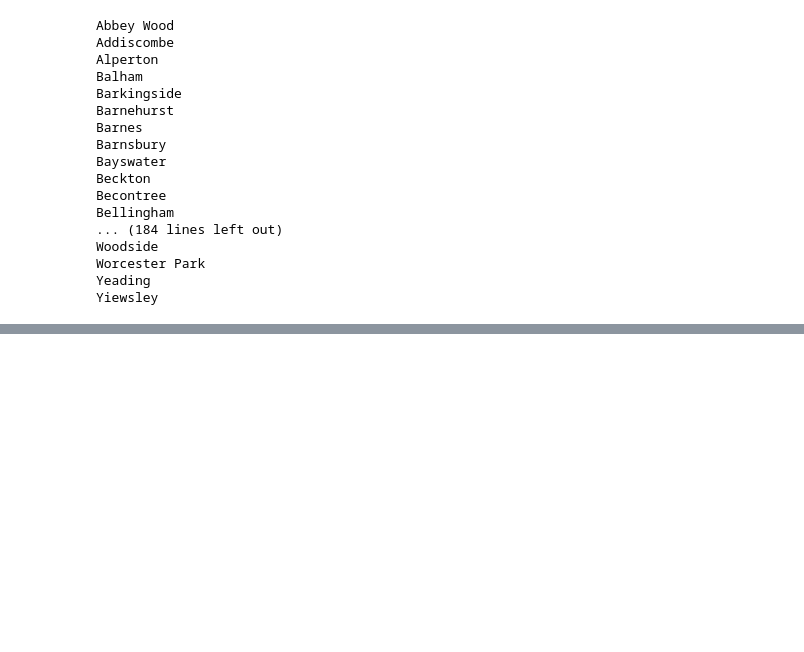
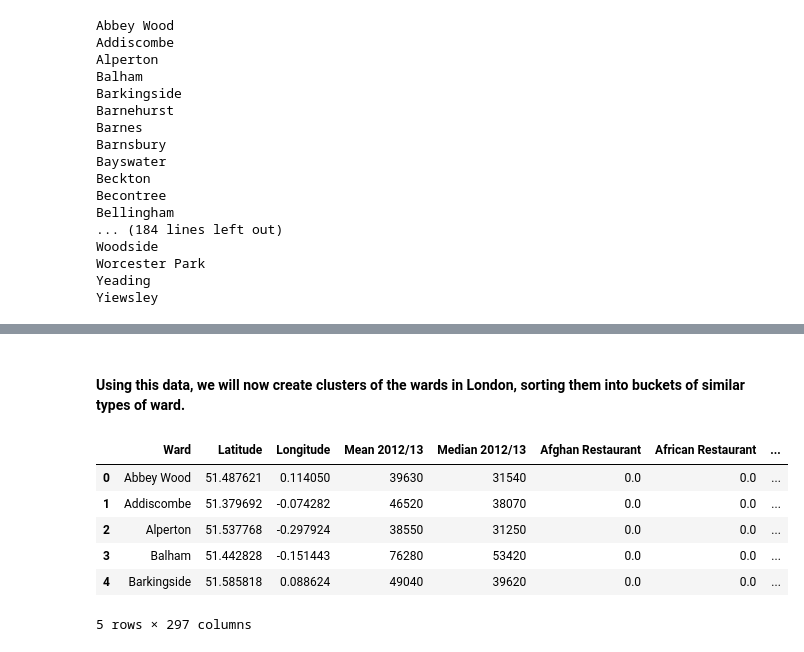
Before and after one commit to blancahuergo/AppliedDataScienceCapstone, a Jupyter notebook: Week 5 Notebook.ipynb, the cells around one changed output, grey strips where cells are left out. Cells and saved outputs as stored; diff of their text form; code cells hidden in the pictures; blank space fills up the shorter version.

```diff
--- a/Week 5 Notebook.ipynb
+++ b/Week 5 Notebook.ipynb
@@ -585,0 +619,5 @@ london_venues.head()
+# %%
+london_onehot = pd.get_dummies(london_venues[["Venue Category"]], prefix="", prefix_sep="")
+london_onehot["Ward"] = london_venues["Ward"]
+fixed_columns = [london_onehot.columns[-1]] + list(london_onehot.columns[:-1])
+london_onehot = london_onehot[fixed_columns]
@@ -585,0 +636,2 @@ london_venues.head()
+# %%
+london_grouped = london_onehot.groupby("Ward").mean().reset_index()
@@ -585,0 +680,13 @@ london_venues.head()
+# %% [markdown]
+#### Using this data, we will now create clusters of the wards in London, sorting them into buckets of similar types of ward.
+# %%
+london_clustering = pd.merge(wards_df, london_grouped)
+london_clustering.head()
+# %% [output]
+|  | Ward | Latitude | Longitude | Mean 2012/13 | Median 2012/13 | Afghan Restaurant | African Restaurant | ... |
+| 0 | Abbey Wood | 51.487621 | 0.114050 | 39630 | 31540 | 0.0 | 0.0 | ... |
+| 1 | Addiscombe | 51.379692 | -0.074282 | 46520 | 38070 | 0.0 | 0.0 | ... |
+| 2 | Alperton | 51.537768 | -0.297924 | 38550 | 31250 | 0.0 | 0.0 | ... |
+| 3 | Balham | 51.442828 | -0.151443 | 76280 | 53420 | 0.0 | 0.0 | ... |
+| 4 | Barkingside | 51.585818 | 0.088624 | 49040 | 39620 | 0.0 | 0.0 | ... |
+5 rows × 297 columns
```
Also changed, not shown: parts of 19 cells of this notebook.
